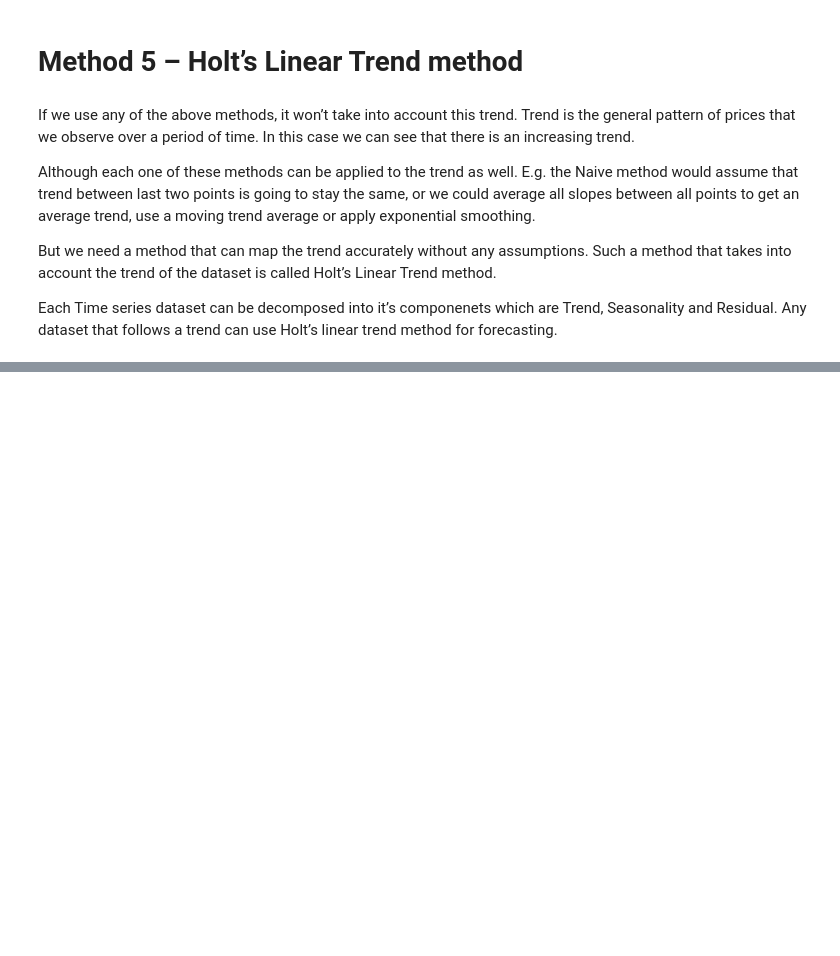
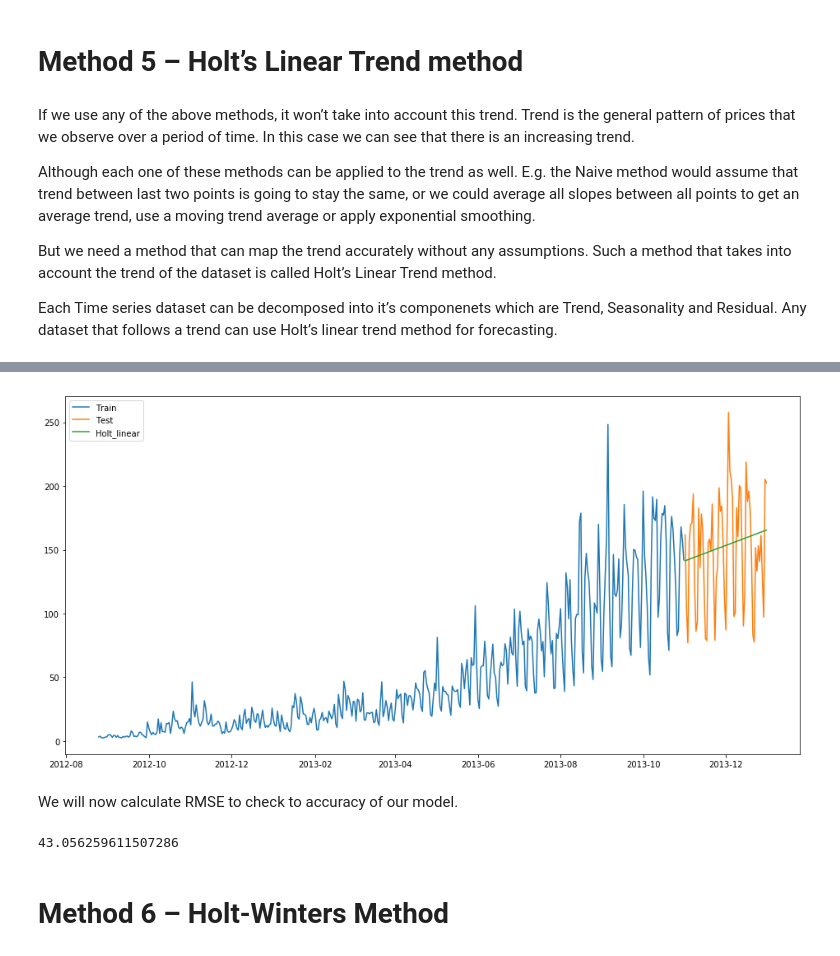
Before and after one commit to Lplenka/DS_NN, a Jupyter notebook: time_series/Time_Series_using_statsmodel.ipynb, the cells around one changed output, grey strips where cells are left out. Saved outputs shown, nothing was run; the diff lists cells and outputs as text; code cells hidden in the pictures; blank space fills up the shorter version.

Commit message:
added holt's linear method

```diff
--- a/time_series/Time_Series_using_statsmodel.ipynb
+++ b/time_series/Time_Series_using_statsmodel.ipynb
@@ -186,0 +209,23 @@ v.observed.plot()
+# %%
+y_hat_avg = test.copy()
+
+fit1 = Holt(np.asarray(train['Count'])).fit(smoothing_level = 0.3,smoothing_slope = 0.1)
+y_hat_avg['Holt_linear'] = fit1.forecast(len(test))
+
+plt.figure(figsize=(16,8))
+plt.plot(train['Count'], label='Train')
+plt.plot(test['Count'], label='Test')
+plt.plot(y_hat_avg['Holt_linear'], label='Holt_linear')
+plt.legend(loc='best')
+plt.show()
+# %% [output]
+[figure, added]
+# %% [markdown]
+We will now calculate RMSE to check to accuracy of our model.
+# %%
+rms = sqrt(mean_squared_error(test.Count, y_hat_avg.Holt_linear))
+print(rms)
+# %% [output]
+43.056259611507286
+# %% [markdown]
+# Method 6 – Holt-Winters Method
```
Also changed, not shown: parts of 7 cells of this notebook.
